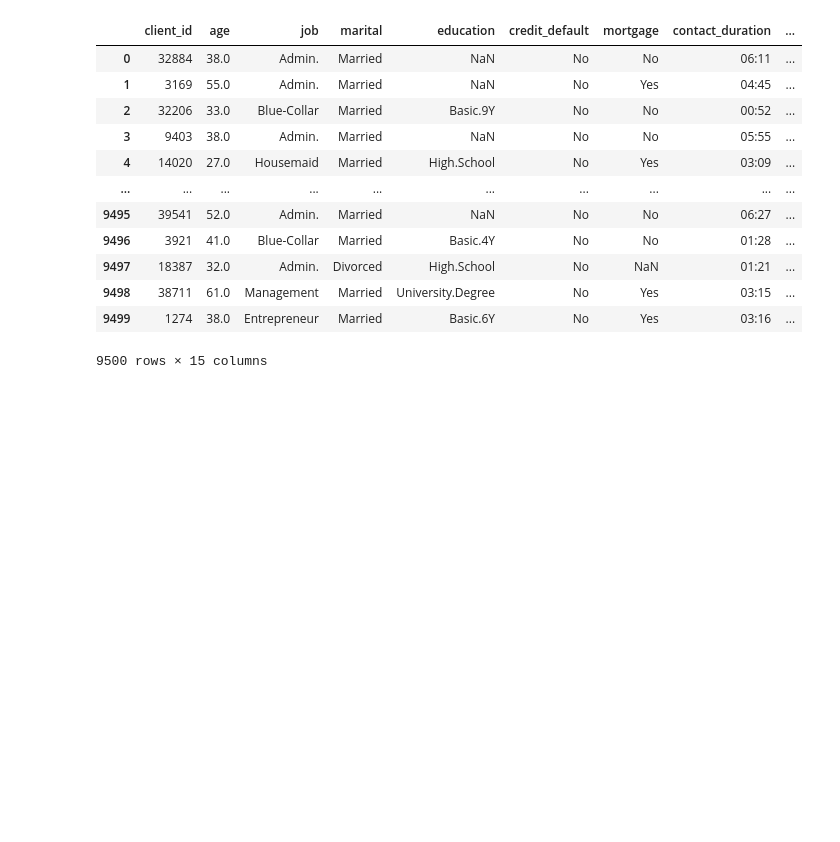
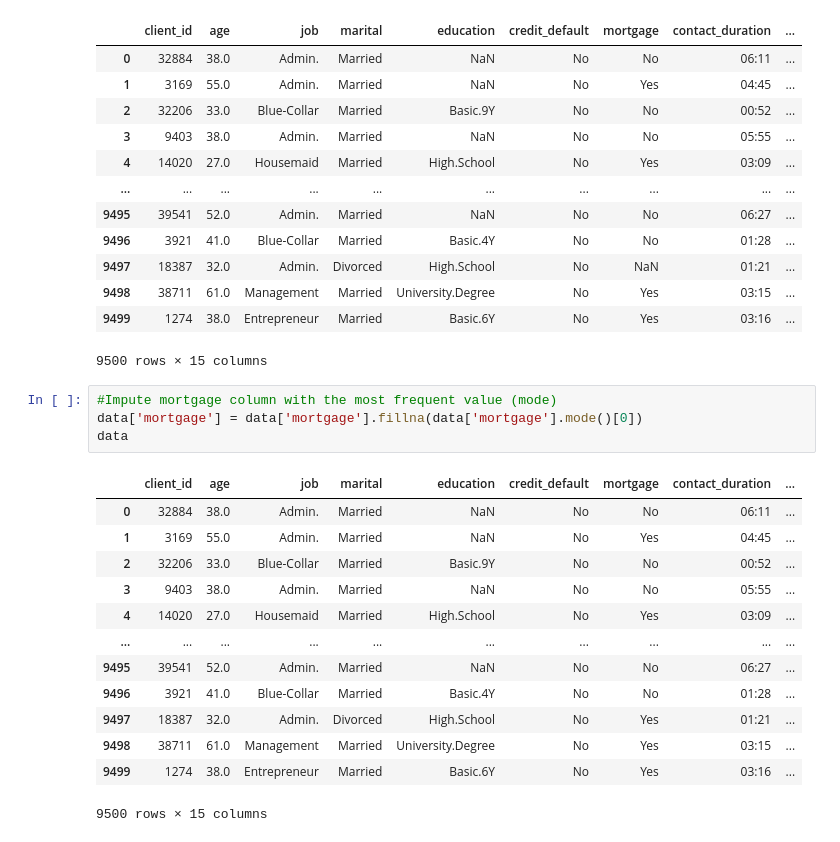
Before and after one commit to KinGabriel/Data-Preprocessing, a Jupyter notebook: Cleaning.ipynb, the cells around one changed output. Cells and saved outputs as stored; diff of their text form; blank space fills up the shorter version.

Commit message:
Impute missing mortgage values using mode for data consistency

```diff
--- a/Cleaning.ipynb
+++ b/Cleaning.ipynb
@@ -263,3 +263,21 @@ data
 | 9498 | 38711 | 61.0 | Management | Married | University.Degree | No | Yes | 03:15 | ... |
 | 9499 | 1274 | 38.0 | Entrepreneur | Married | Basic.6Y | No | Yes | 03:16 | ... |
 9500 rows × 15 columns
+# %%
+#Impute mortgage column with the most frequent value (mode)
+data['mortgage'] = data['mortgage'].fillna(data['mortgage'].mode()[0])
+data
+# %% [output]
+|  | client_id | age | job | marital | education | credit_default | mortgage | contact_duration | ... |
+| 0 | 32884 | 38.0 | Admin. | Married | NaN | No | No | 06:11 | ... |
+| 1 | 3169 | 55.0 | Admin. | Married | NaN | No | Yes | 04:45 | ... |
+| 2 | 32206 | 33.0 | Blue-Collar | Married | Basic.9Y | No | No | 00:52 | ... |
+| 3 | 9403 | 38.0 | Admin. | Married | NaN | No | No | 05:55 | ... |
+| 4 | 14020 | 27.0 | Housemaid | Married | High.School | No | Yes | 03:09 | ... |
+| ... | ... | ... | ... | ... | ... | ... | ... | ... | ... |
+| 9495 | 39541 | 52.0 | Admin. | Married | NaN | No | No | 06:27 | ... |
+| 9496 | 3921 | 41.0 | Blue-Collar | Married | Basic.4Y | No | No | 01:28 | ... |
+| 9497 | 18387 | 32.0 | Admin. | Divorced | High.School | No | Yes | 01:21 | ... |
+| 9498 | 38711 | 61.0 | Management | Married | University.Degree | No | Yes | 03:15 | ... |
+| 9499 | 1274 | 38.0 | Entrepreneur | Married | Basic.6Y | No | Yes | 03:16 | ... |
+9500 rows × 15 columns
```
